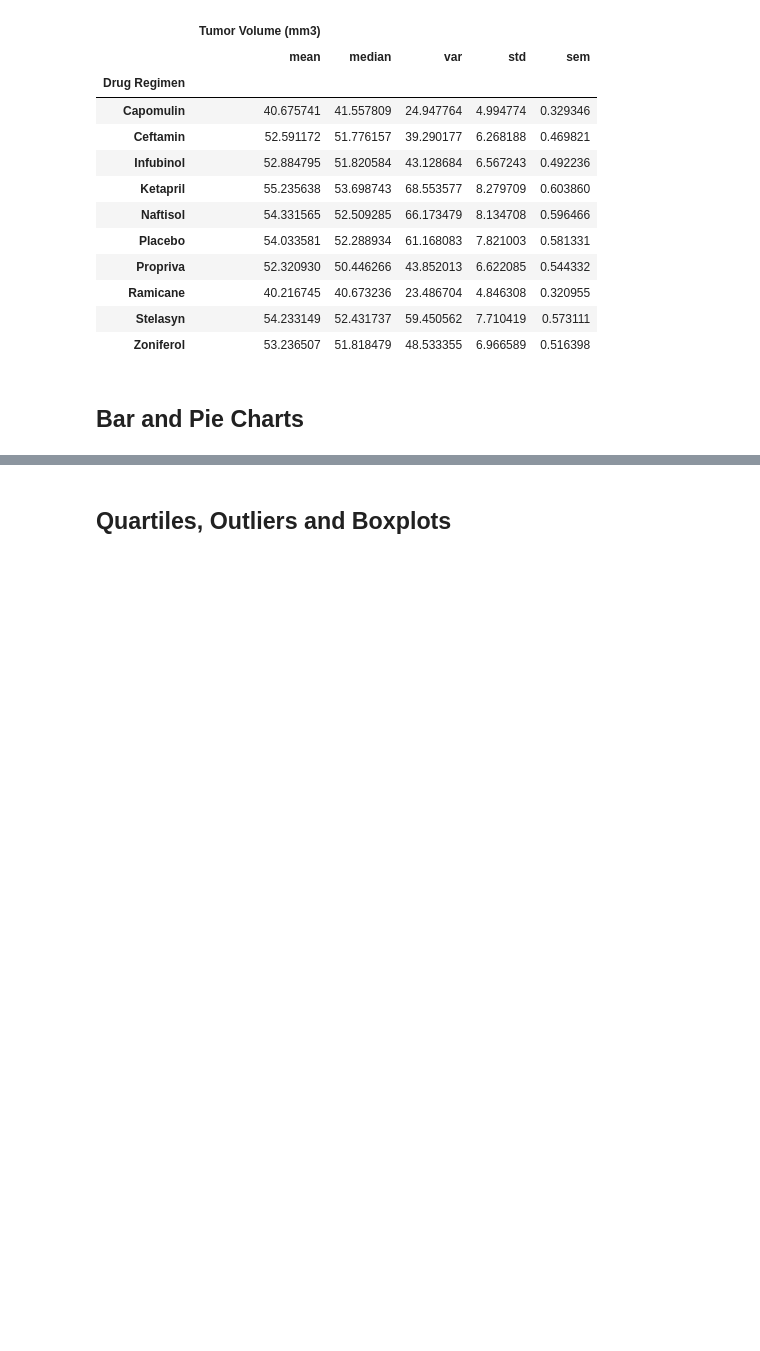
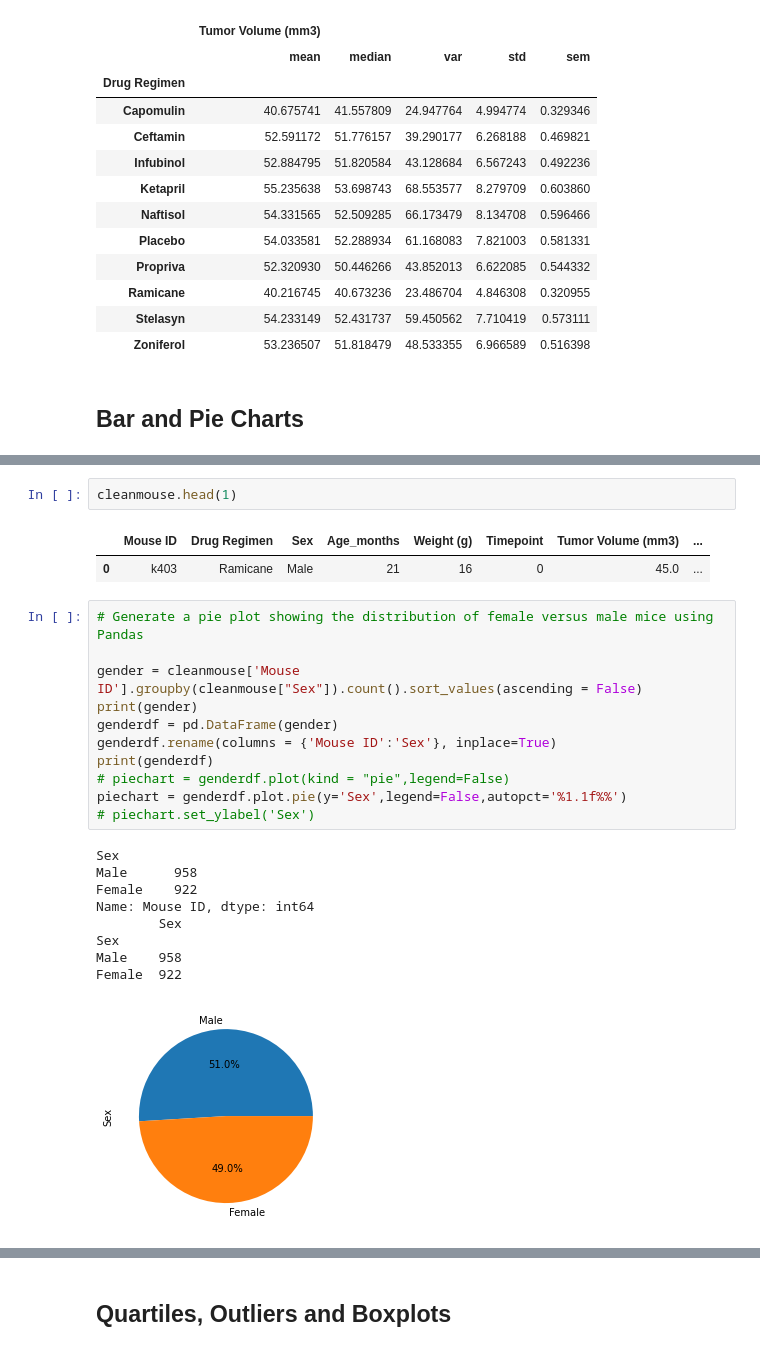
Before and after one commit to ChristyGruen/matplotlib-challenge, a Jupyter notebook: Pymaceuticals/pymaceuticals_Report.ipynb, the cells around one changed output, grey strips where cells are left out. Saved outputs shown, nothing was run; the diff lists cells and outputs as text; blank space fills up the shorter version.

```diff
--- a/Pymaceuticals/pymaceuticals_Report.ipynb
+++ b/Pymaceuticals/pymaceuticals_Report.ipynb
@@ -181,0 +244,26 @@ ValueError: If using all scalar values, you must pass an index
+# %%
+cleanmouse.head(1)
+# %% [output]
+|  | Mouse ID | Drug Regimen | Sex | Age_months | Weight (g) | Timepoint | Tumor Volume (mm3) | ... |
+| 0 | k403 | Ramicane | Male | 21 | 16 | 0 | 45.0 | ... |
+# %%
+# Generate a pie plot showing the distribution of female versus male mice using Pandas
+
+gender = cleanmouse['Mouse ID'].groupby(cleanmouse["Sex"]).count().sort_values(ascending = False)
+print(gender)
+genderdf = pd.DataFrame(gender)
+genderdf.rename(columns = {'Mouse ID':'Sex'}, inplace=True)
+print(genderdf)
+# piechart = genderdf.plot(kind = "pie",legend=False)
+piechart = genderdf.plot.pie(y='Sex',legend=False,autopct='%1.1f%%')
+# piechart.set_ylabel('Sex')
+# %% [output]
+Sex
+Male      958
+Female    922
+Name: Mouse ID, dtype: int64
+        Sex
+Sex
+Male    958
+Female  922
+[figure, added]
```
Also changed, not shown: parts of 8 cells of this notebook.
